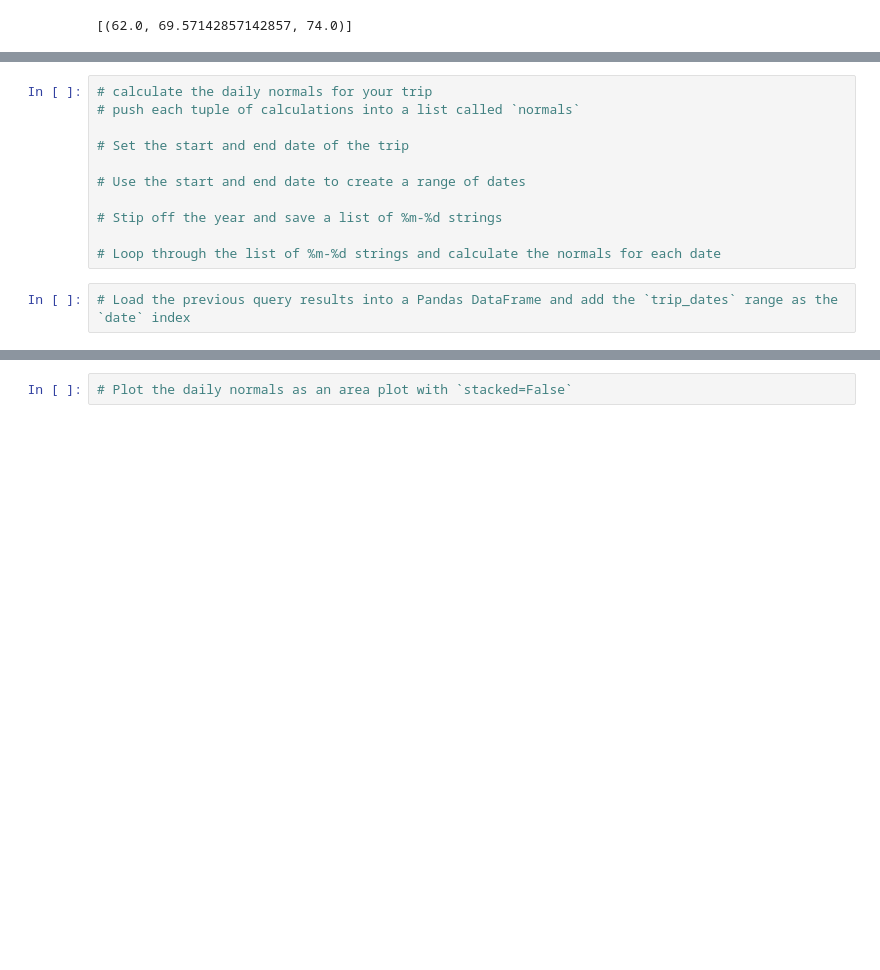
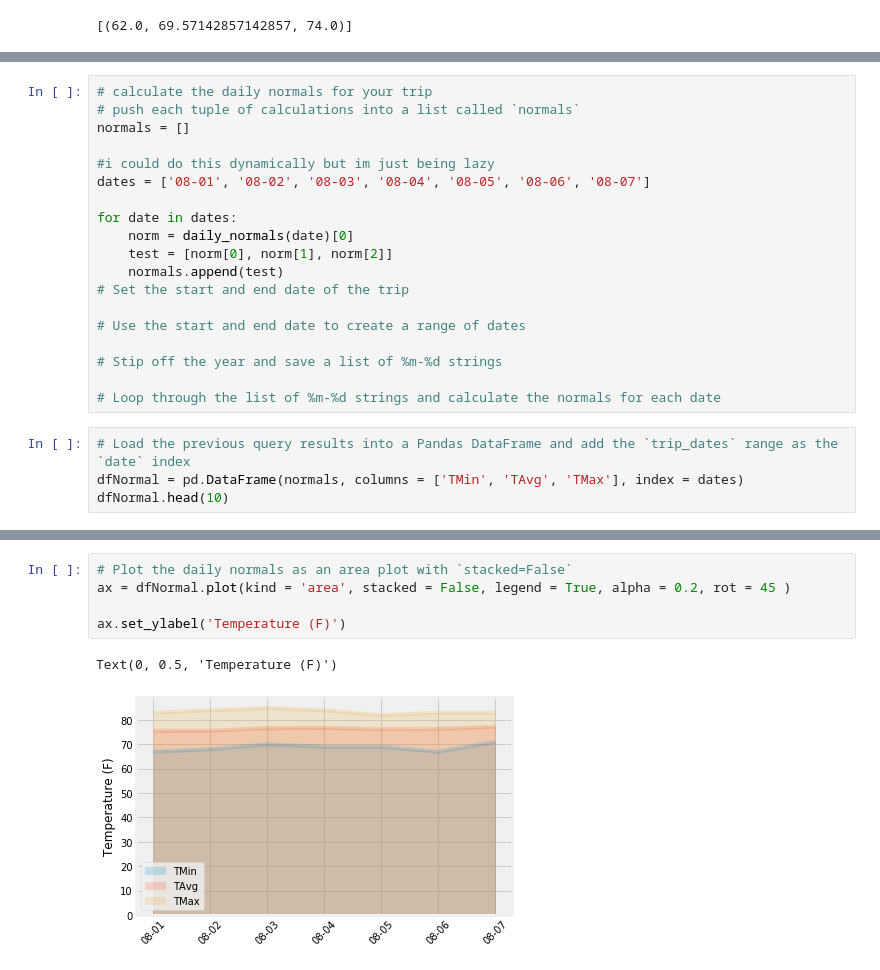
Before and after one commit to CD-JCaro/sqlalchemy-challenge, a Jupyter notebook: climate_starter.ipynb, the cells around one changed output, grey strips where cells are left out. Drawn from its saved outputs; the diff is of its cells as text; blank space fills up the shorter version.

Commit message:
adding bonus stuff... super lazy

```diff
--- a/climate_starter.ipynb
+++ b/climate_starter.ipynb
@@ -177,7 +220,15 @@ daily_normals("01-01")
 # %%
 # calculate the daily normals for your trip
 # push each tuple of calculations into a list called `normals`
+normals = []
 
+#i could do this dynamically but im just being lazy
+dates = ['08-01', '08-02', '08-03', '08-04', '08-05', '08-06', '08-07']
+
+for date in dates:
+    norm = daily_normals(date)[0]
+    test = [norm[0], norm[1], norm[2]]
+    normals.append(test)
 # Set the start and end date of the trip
 
 # Use the start and end date to create a range of dates
@@ -187,3 +238,5 @@ daily_normals("01-01")
 # Loop through the list of %m-%d strings and calculate the normals for each date
 # %%
 # Load the previous query results into a Pandas DataFrame and add the `trip_dates` range as the `date` index
+dfNormal = pd.DataFrame(normals, columns = ['TMin', 'TAvg', 'TMax'], index = dates)
+dfNormal.head(10)
@@ -190,2 +252,8 @@ daily_normals("01-01")
 # %%
 # Plot the daily normals as an area plot with `stacked=False`
+ax = dfNormal.plot(kind = 'area', stacked = False, legend = True, alpha = 0.2, rot = 45 )
+
+ax.set_ylabel('Temperature (F)')
+# %% [output]
+Text(0, 0.5, 'Temperature (F)')
+[figure, added]
```
Also changed, not shown: parts of 8 cells of this notebook.
